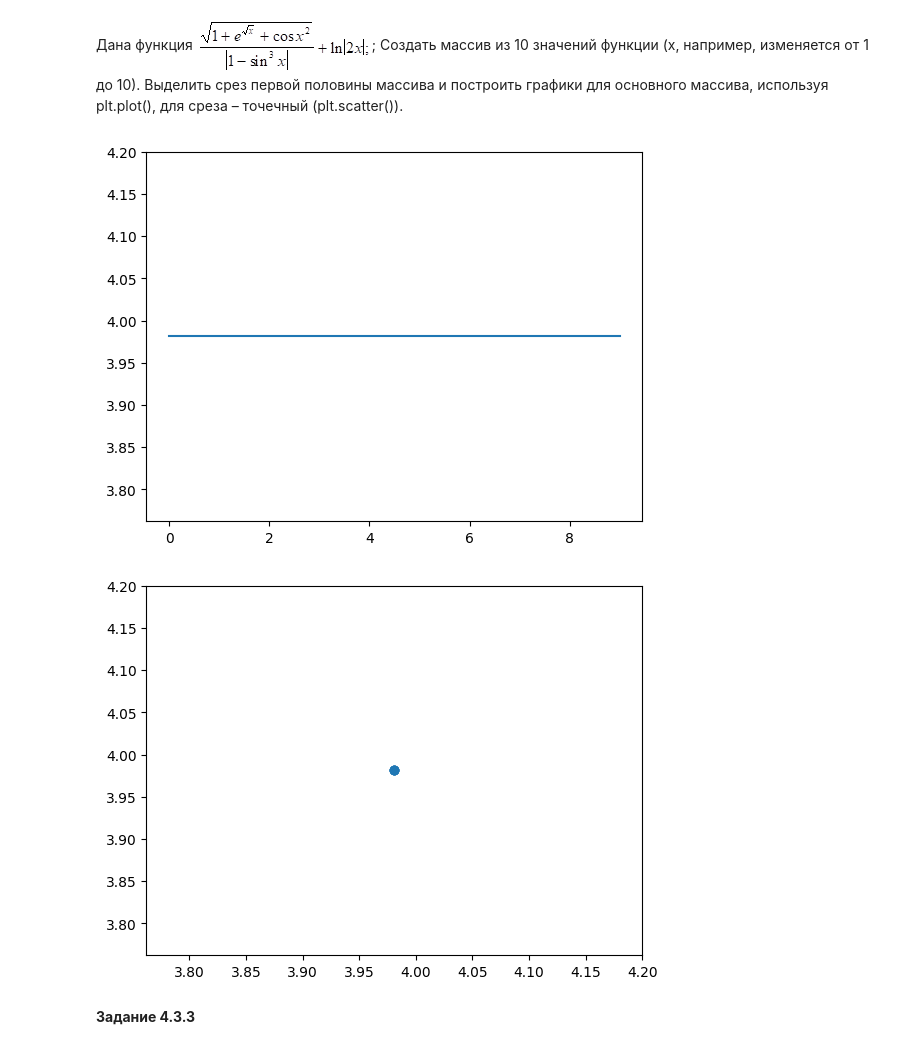
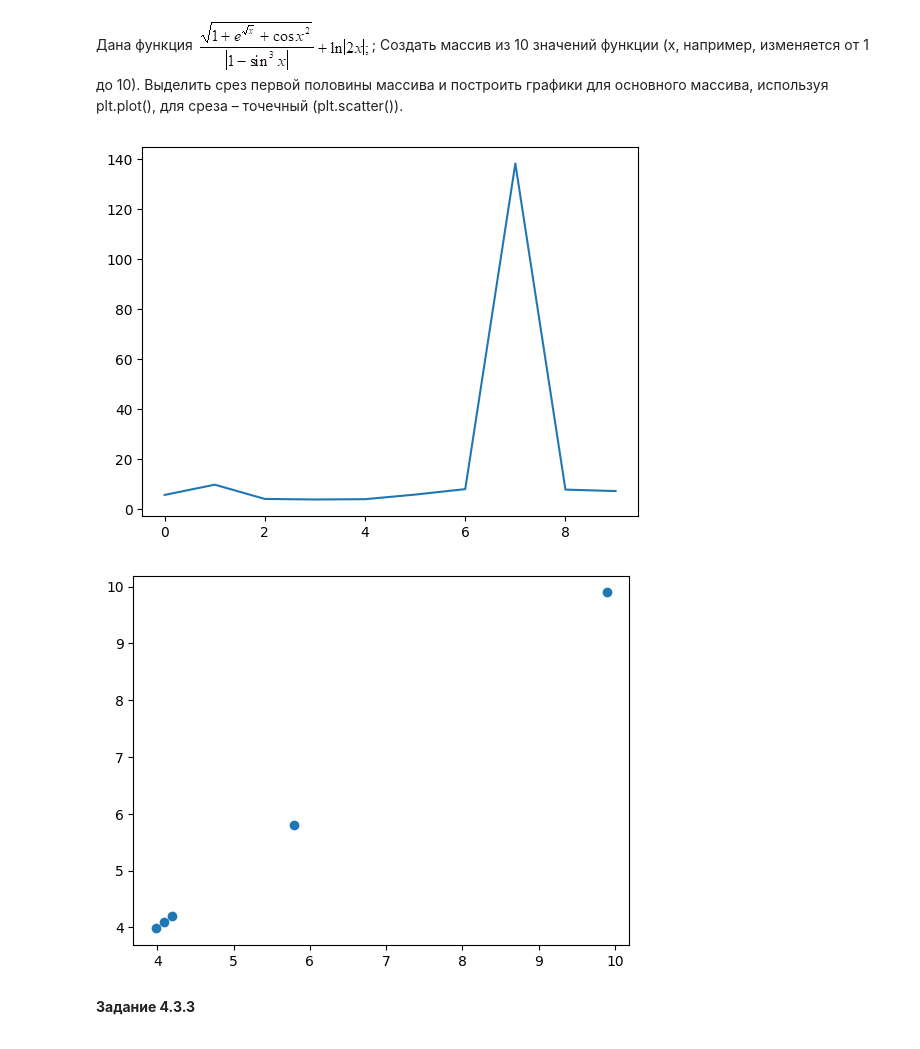
Before and after one commit to liner-exe/mirea, a Jupyter notebook: 1 курс/2 семестр/Искуственный интеллект/Рабочая тетрадь 1.ipynb, the cells around one changed output. Cells and saved outputs as stored; diff of their text form; code cells hidden in the pictures.

```diff
--- a/1 курс/2 семестр/Искуственный интеллект/Рабочая тетрадь 1.ipynb
+++ b/1 курс/2 семестр/Искуственный интеллект/Рабочая тетрадь 1.ipynb
@@ -121,21 +125,21 @@ plt.show()
 # %%
 from math import *
 
 def fun(x_: int):
-  return (np.sqrt(1 + np.exp(np.sqrt(x))
-  + np.cos(x ** 2)) / np.abs(1 - np.sin(x) ** 3)) + np.log(np.abs(2 * x))
+  return (np.sqrt(1 + np.exp(np.sqrt(x_))
+  + np.cos(x_ ** 2)) / np.abs(1 - np.sin(x_) ** 3)) + np.log(np.abs(2 * x_))
 
 result = []
 for i in range(1, 11):
   result.append(fun(i))
 
 plt.plot(result)
 plt.show()
 plt.scatter(result[:5], result[:5])
 plt.show()
 # %% [output]
-[figure, old version]
+[figure, new version]
-[figure, old version]
+[figure, new version]
 # %% [markdown]
 **Задание 4.3.3**
 # %% [markdown]
```
Also changed, not shown: parts of 5 cells of this notebook.
